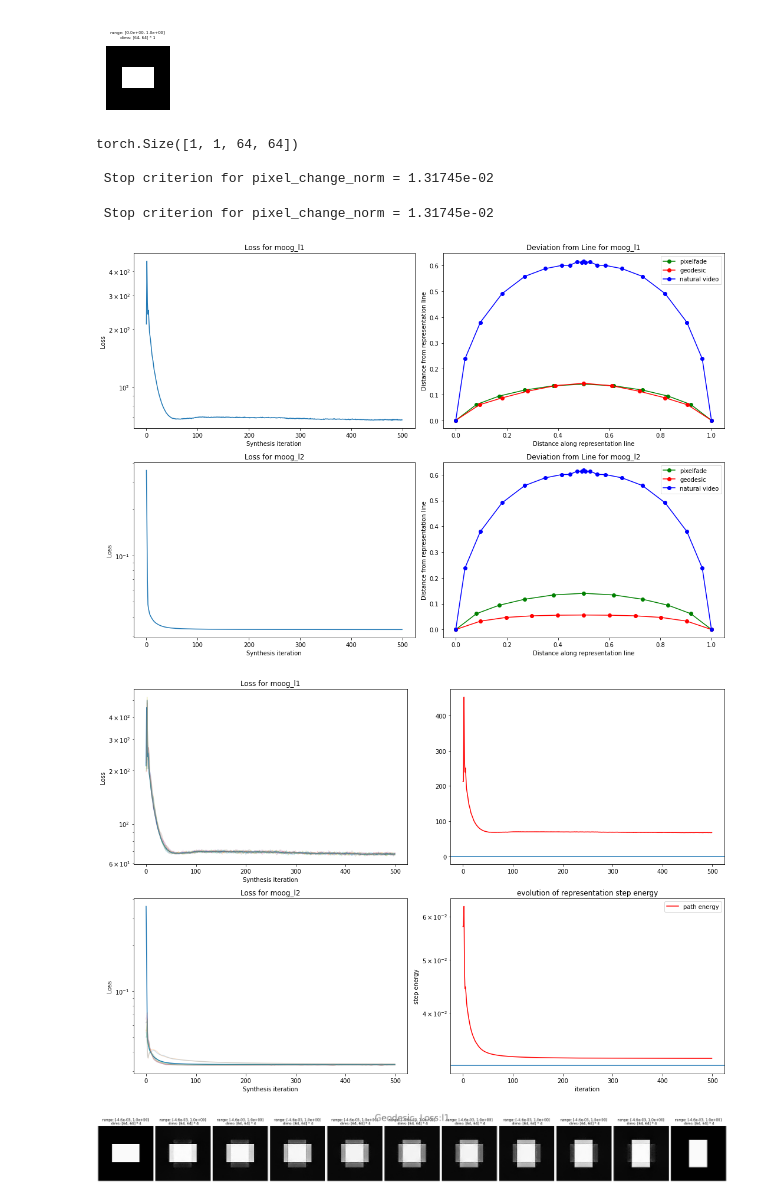
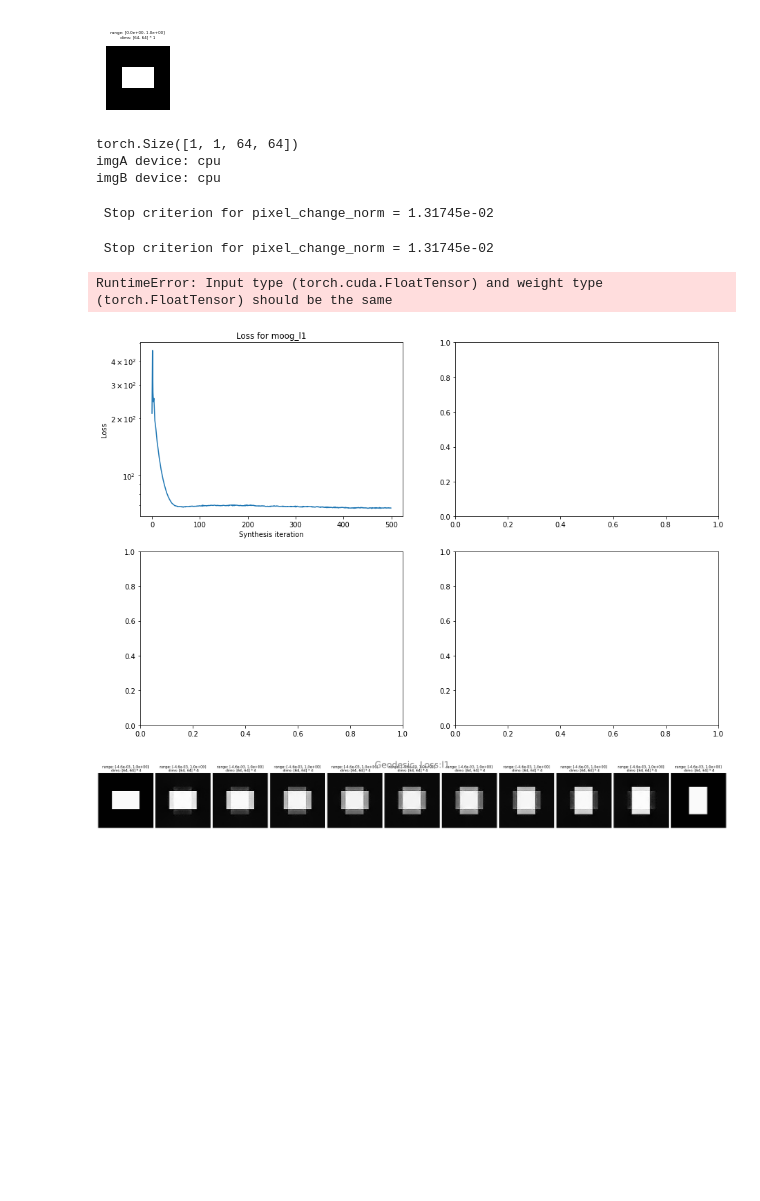
Before and after one commit to hmd101/plenoptic, a Jupyter notebook: examples/05_02_Geodesics_toy_problem.ipynb, the cells around one changed output. Drawn from its saved outputs; the diff is of its cells as text; code cells hidden in the pictures; blank space fills up the shorter version.

Commit message:
geodesics device error in po.plotting functions

```diff
--- a/examples/05_02_Geodesics_toy_problem.ipynb
+++ b/examples/05_02_Geodesics_toy_problem.ipynb
@@ -164,7 +165,7 @@ class Fourier(nn.Module):
                               torch.angle(self.spectrum(x))),
                              dim=1)
 
-model = Fourier('amp')
+model = Fourier('amp').to(device)
 # model = Fourier('polar') # note: need pytorch>=1.8 to take gradients through torch.angle
 # %%
 # n_steps = len(video)-1
@@ -173,7 +174,7 @@ model = Fourier('amp')
 # optims = {}
 
 
-def synthesize_geodesics(imgA:torch.Tensor, imgB:torch.Tensor,model,n_steps=20, loss_types=['l1', 'l2'], geodesics={}, optims={}, initial_sequence='bridge'):
+def synthesize_geodesics(imgA:torch.Tensor, imgB:torch.Tensor,model,n_steps=20, loss_types=['l1', 'l2'], geodesics={}, optims={}, initial_sequence='bridge', device='cuda'):
     # Check devices of inputs and model
     print(f"imgA device: {imgA.device}")
     print(f"imgB device: {imgB.device}")
@@ -194,7 +195,8 @@ def synthesize_geodesics(imgA:torch.Tensor, imgB:torch.Tensor,model,n_steps=20,
         geodesics[geodesic_name].synthesize(max_iter=500, optimizer=optims[geodesic_name], store_progress=True)
     return geodesics, optims
 # %%
-geodesics, optims = synthesize_geodesics(model=model, imgA=imgA, imgB=imgB)
+
+geodesics, optims = synthesize_geodesics(model=model, imgA=imgA, imgB=imgB, device=device)
 # %% [output]
 imgA device: cpu
 imgB device: cpu
@@ -245,8 +247,9 @@ def plot_loss_and_evolution( geodesics={}, loss_types=['l1', 'l2']):
         axes[i][0].plot(po.to_numpy(geodesic.step_energy), alpha=.2)
         axes[i][0].set_title(f'Loss for {key}')
     # plot the path energy in the second column of the current row
-        axes[i][1].plot(geodesic.step_energy.mean(1), 'r-', label='path energy')
-        axes[i][1].axhline(torch.linalg.vector_norm(geodesic.model(geodesic.image_a) - geodesic.model(geodesic.image_b), ord=2) ** 2 / geodesic.n_steps ** 2)
+        axes[i][1].plot(geodesic.step_energy.mean(1).cpu(), 'r-', label='path energy')
+        axes[i][1].axhline((torch.linalg.vector_norm(geodesic.model(geodesic.image_a) - geodesic.model(geodesic.image_b), ord=2) ** 2 / geodesic.n_steps ** 2).detach().cpu())
+
 
 
     plt.legend()
@@ -418,19 +421,20 @@ print(imgA.shape)
 geodesics_onoff, optims_onoff = synthesize_geodesics(imgA=imgA, imgB=imgB, model=model_onoff, n_steps=n_steps)
 # %% [output]
 torch.Size([1, 1, 64, 64])
-
- Stop criterion for pixel_change_norm = 1.31745e-02
+imgA device: cpu
+imgB device: cpu
  Stop criterion for pixel_change_norm = 1.31745e-02
+ Stop criterion for pixel_change_norm = 1.31745e-02
 # %%
 # create same plots for new model as for Fourier
-plot_loss_and_deviation( model=model_onoff, geodesics=geodesics_onoff)
+plot_loss_and_deviation(model=model_onoff.to("cpu"), geodesics=geodesics_onoff)
 plot_loss_and_evolution(geodesics_onoff)
 #plot_jerkiness(geodesics_onoff)
 #plotInvariances(geodesics_onoff)
 #visualize_difference_image(geodesics_onoff)
 # %% [output]
+RuntimeError: Input type (torch.cuda.FloatTensor) and weight type (torch.FloatTensor) should be the same
-[figure, old version]
+[figure, new version]
-[figure, removed]
 # %%
 visualize_geodesics(geodesics=geodesics_onoff)
 # %% [output]
```
Also changed, not shown: parts of 12 cells of this notebook, 1 other file.
